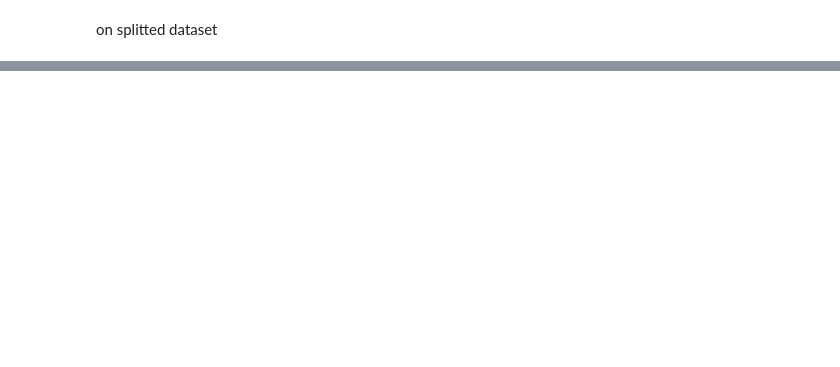
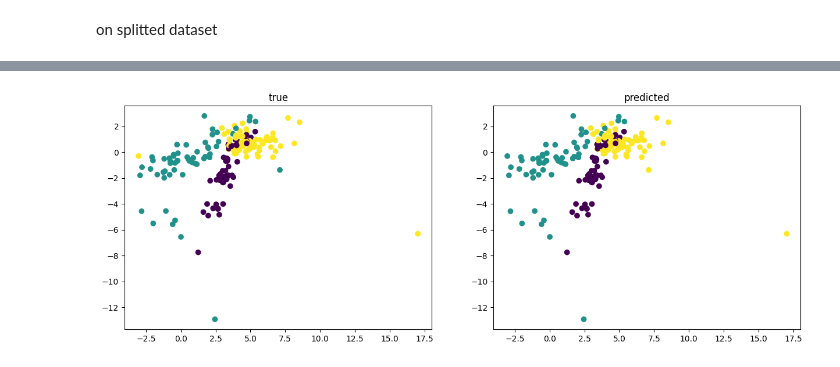
Before and after one commit to erlendlokna/CV-SSL-VQVAE-Framework, a Jupyter notebook: supervised.ipynb, the cells around one changed output, grey strips where cells are left out. Cells and saved outputs as stored; diff of their text form; code cells hidden in the pictures; blank space fills up the shorter version.

```diff
--- a/supervised.ipynb
+++ b/supervised.ipynb
@@ -212,0 +232,4 @@ Acc umap knn: 0.8186274509803921
+# %%
+UMAP_plots(Z_test_scaled, y_pca_lda_pred, Y_test2)
+# %% [output]
+[figure, added]
```
Also changed, not shown: parts of 12 cells of this notebook, 4 other files.
